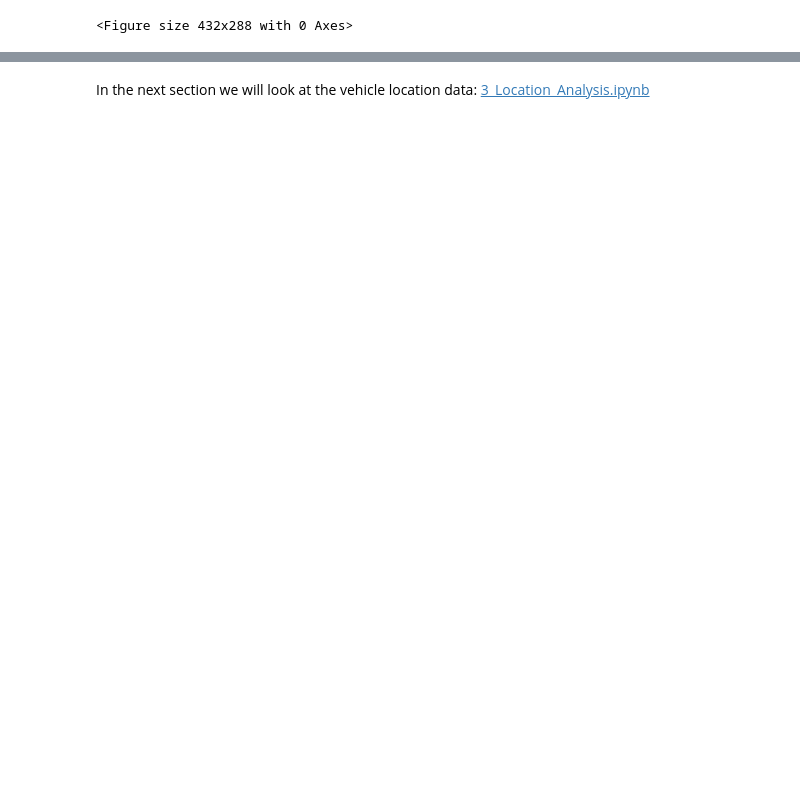
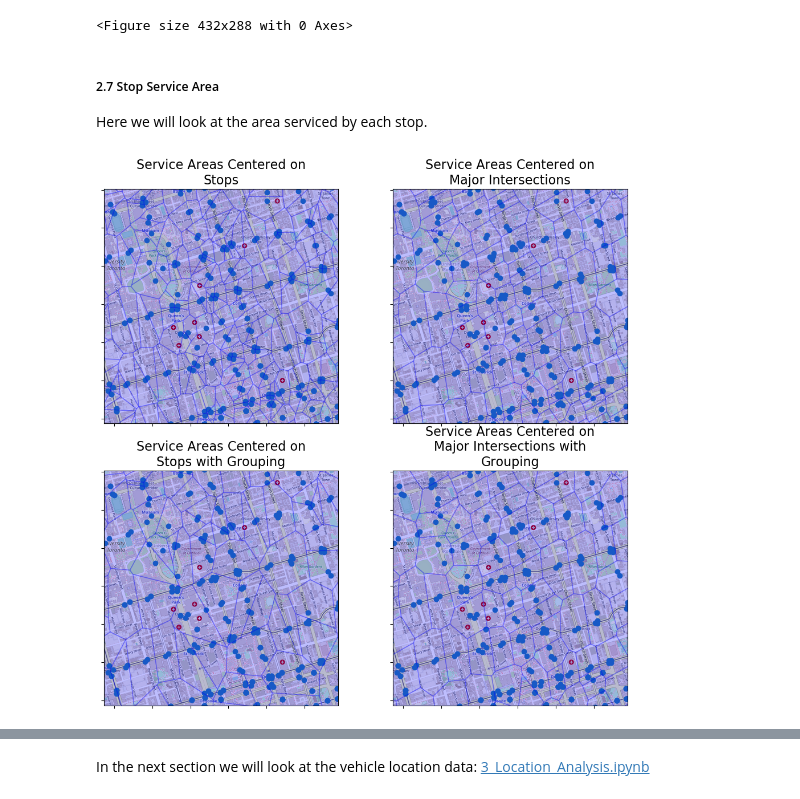
Before and after one commit to CIRdata/TTC-Analysis, a Jupyter notebook: 2_Route_Data_Review.ipynb, the cells around one changed output, grey strips where cells are left out. Cells and saved outputs as stored; diff of their text form; code cells hidden in the pictures; blank space fills up the shorter version.

Commit message:
added section 2.7 Stop Service Area

```diff
--- a/2_Route_Data_Review.ipynb
+++ b/2_Route_Data_Review.ipynb
@@ -215,3 +219,7 @@ HTML(ani.to_html5_video())
 # %% [output]
 [interactive output not drawn]
 <Figure size 432x288 with 0 Axes>
+# %% [markdown]
+##### 2.7 Stop Service Area
+
+Here we will look at the area serviced by each stop.
@@ -217,0 +253,69 @@ HTML(ani.to_html5_video())
+# %%
+tilemapbase.start_logging()
+
+# Don't need if you have run before; DB file will already exist.
+tilemapbase.init(create=True)
+
+# Use open street map
+t = tilemapbase.tiles.build_OSM()
+# %%
+degree_range = 0.06
+extent = tilemapbase.Extent.from_lonlat(-79.4,-79.37,43.65,43.67)
+extent = extent.to_aspect(1.0)
+extent = extent.to_project_3857()
+# %%
+fig, ax = plt.subplots(2,2,figsize=(12, 12), dpi=100)
+
+
+plotter = tilemapbase.Plotter(extent, t, width=600)
+plotter.plot(ax[0,0], t)
+
+for poly in gdf_stopareas['stop_area_geom']:
+    ax[0,0].add_patch(PolygonPatch(poly, fc='blue', ec='blue', alpha=0.25, zorder = 2))
+
+ax[0,0].set_yticklabels([])
+ax[0,0].set_xticklabels([])
+title='Service Areas Centered on Stops'
+ax[0,0].set_title("\n".join(wrap(title,30)), fontsize=16)
+
+gdf_stops.plot(ax=ax[0,0])
+
+plotter.plot(ax[1,0], t)
+
+for poly in gdf_stopareas_grp['stop_area_geom']:
+    ax[1,0].add_patch(PolygonPatch(poly, fc='blue', ec='blue', alpha=0.25, zorder = 2))
+
+ax[1,0].set_yticklabels([])
+ax[1,0].set_xticklabels([])
+title='Service Areas Centered on Stops with Grouping'
+ax[1,0].set_title("\n".join(wrap(title,30)), fontsize=16)
+
+gdf_stops.plot(ax=ax[1,0])
+
+plotter.plot(ax[0,1], t)
+
+for poly in gdf_maj_intersections['stop_area_geom']:
+    ax[0,1].add_patch(PolygonPatch(poly, fc='blue', ec='blue', alpha=0.25, zorder = 2))
+
+ax[0,1].set_yticklabels([])
+ax[0,1].set_xticklabels([])
+title='Service Areas Centered on Major Intersections'
+ax[0,1].set_title("\n".join(wrap(title,30)), fontsize=16)
+
+gdf_stops.plot(ax=ax[0,1])
+
+plotter.plot(ax[1,1], t)
+
+for poly in gdf_maj_intersections_grp['stop_area_geom']:
+    ax[1,1].add_patch(PolygonPatch(poly, fc='blue', ec='blue', alpha=0.25, zorder = 2))
+
+ax[1,1].set_yticklabels([])
+ax[1,1].set_xticklabels([])
+title='Service Areas Centered on Major Intersections with Grouping'
+ax[1,1].set_title("\n".join(wrap(title,30)), fontsize=16)
+
+gdf_stops.plot(ax=ax[1,1])
+
+plt.show()
+# %% [output]
+[figure, added]
```
Also changed, not shown: parts of 4 cells of this notebook.
